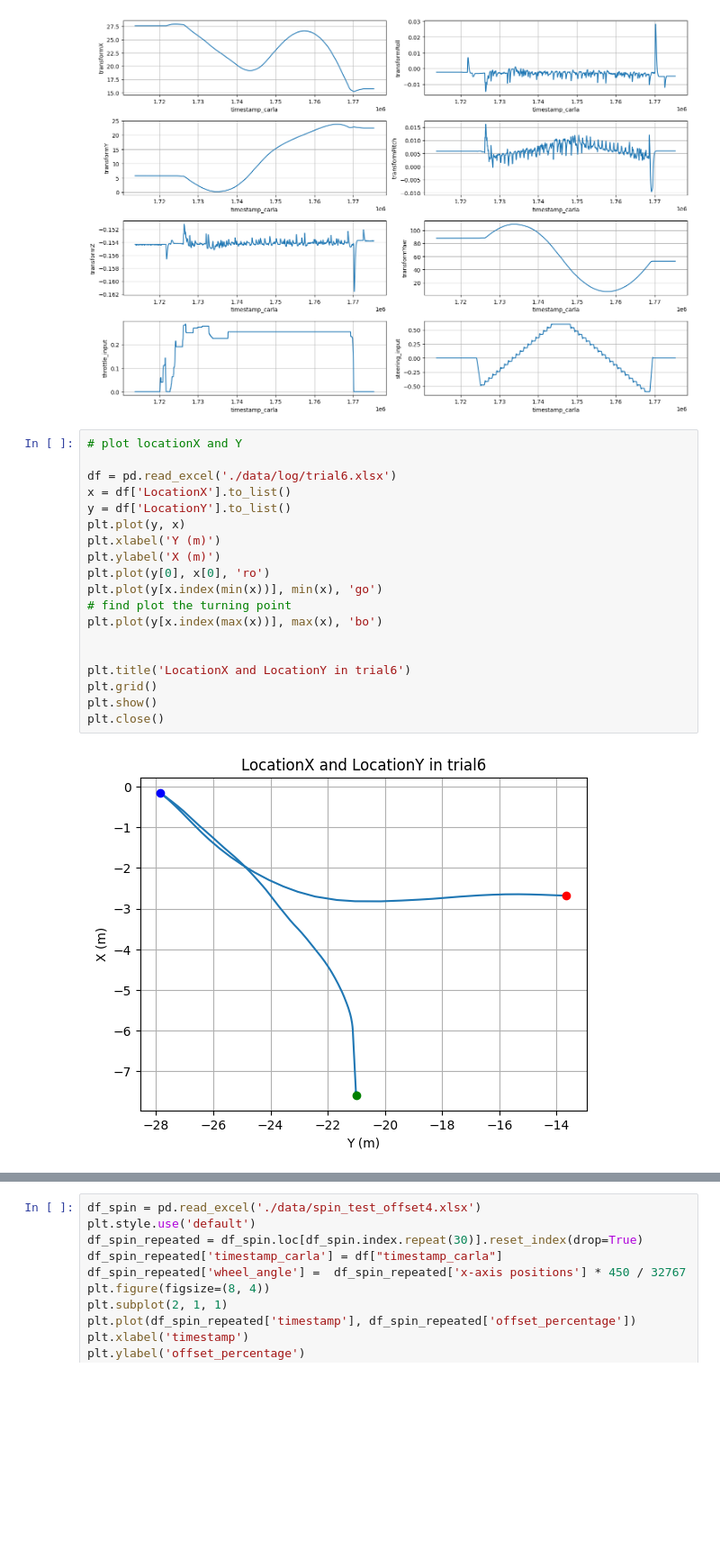
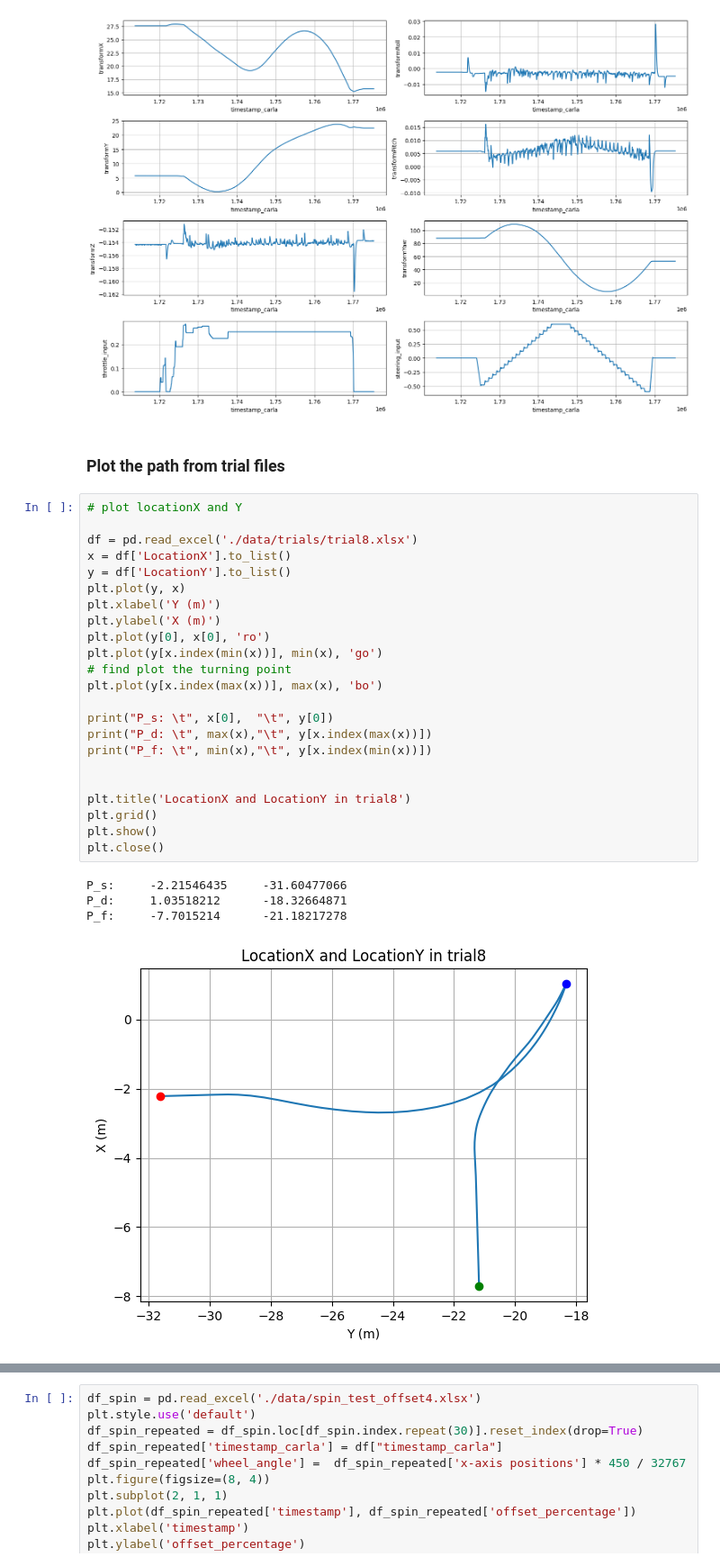
Before and after one commit to chanyca/DReyeVR, a Jupyter notebook: PythonAPI/examples/HapticSharedControl/algorithm.ipynb, the cells around one changed output, grey strips where cells are left out. Shown at 90% size. Cells and saved outputs as stored; diff of their text form; blank space fills up the shorter version.

```diff
--- a/PythonAPI/examples/HapticSharedControl/algorithm.ipynb
+++ b/PythonAPI/examples/HapticSharedControl/algorithm.ipynb
@@ -446,24 +446,33 @@ df = pd.read_excel('./data/log_backward.xlsx')
 plot_data_old(df)
 # %% [output]
 [figure]
+# %% [markdown]
+### Plot the path from trial files
 # %%
 # plot locationX and Y
 
-df = pd.read_excel('./data/log/trial6.xlsx')
+df = pd.read_excel('./data/trials/trial8.xlsx')
 x = df['LocationX'].to_list()
 y = df['LocationY'].to_list()
 plt.plot(y, x)
 plt.xlabel('Y (m)')
 plt.ylabel('X (m)')
 plt.plot(y[0], x[0], 'ro')
 plt.plot(y[x.index(min(x))], min(x), 'go')
 # find plot the turning point
 plt.plot(y[x.index(max(x))], max(x), 'bo')
 
+print("P_s: \t", x[0],  "\t", y[0])
+print("P_d: \t", max(x),"\t", y[x.index(max(x))])
+print("P_f: \t", min(x),"\t", y[x.index(min(x))])
 
-plt.title('LocationX and LocationY in trial6')
+
+plt.title('LocationX and LocationY in trial8')
 plt.grid()
 plt.show()
 plt.close()
 # %% [output]
+P_s:     -2.21546435     -31.60477066
+P_d:     1.03518212      -18.32664871
+P_f:     -7.7015214      -21.18217278
-[figure, old version]
+[figure, new version]
```
Also changed, not shown: parts of 17 cells of this notebook, 12 other files.
